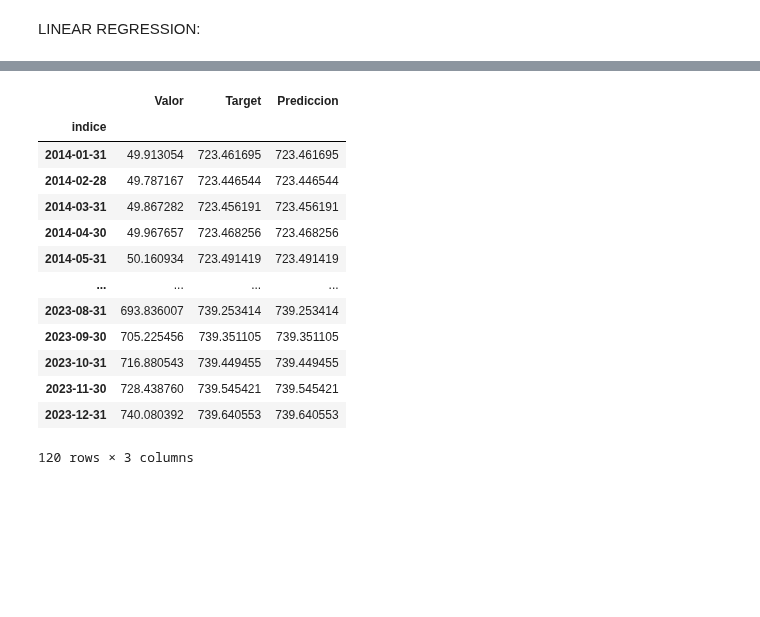
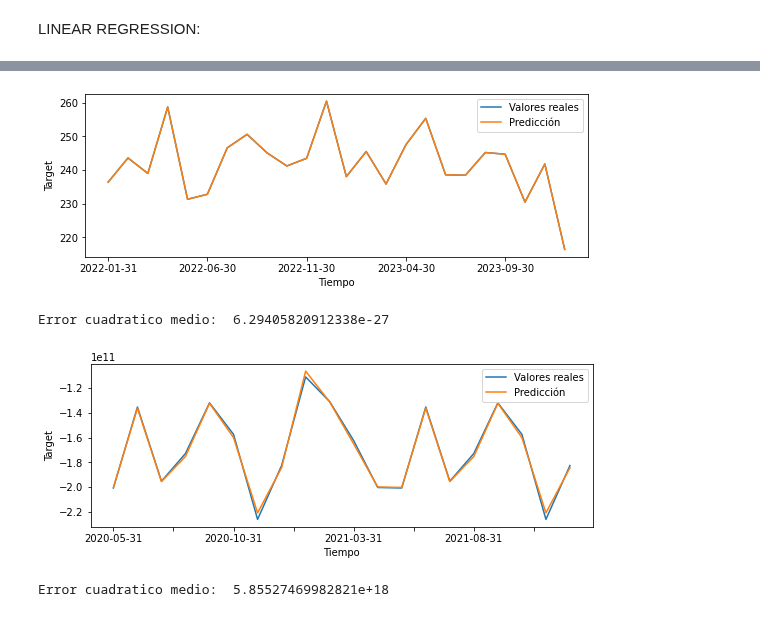
Before and after one commit to davidraamirez/drift-detection_data-augmentation, a Jupyter notebook: Variable Objetivo/Modelos.ipynb, the cells around one changed output, grey strips where cells are left out. Cells and saved outputs as stored; diff of their text form; code cells hidden in the pictures; blank space fills up the shorter version.

Commit message:
Comparación modelos regresivos para datos con variable objetivo

```diff
--- a/Variable Objetivo/Modelos.ipynb
+++ b/Variable Objetivo/Modelos.ipynb
@@ -56,4 +25,0 @@ df_polinomico # Perfecto
-# %%
-modelo = LinearRegression()
-modelo.fit(X=df_exp.drop(columns='Target'),y=df_exp['Target'])
-df_exp['Prediccion'] = modelo.predict(df_exp.drop(columns='Target'))
@@ -77,4 +25,0 @@ df_exp
-# %%
-modelo = LinearRegression()
-modelo.fit(X=df_escal.drop(columns='Target'),y=df_escal['Target'])
-df_escal['Prediccion'] = modelo.predict(df_escal.drop(columns='Target'))
@@ -98,21 +26,30 @@ df_escal
-# %%
-modelo = LinearRegression()
-modelo.fit(X=df_log.drop(columns='Target')[:100],y=df_log['Target'][:100])
-df_log['Prediccion'][100:] = modelo.predict(df_log.drop(columns='Target')[100:])
-# %%
-df_log
-# %% [output]
-|  | Valor | Target | Prediccion |
-| indice |  |  |  |
-| 2014-01-31 | 49.913054 | 723.461695 | 723.461695 |
-| 2014-02-28 | 49.787167 | 723.446544 | 723.446544 |
-| 2014-03-31 | 49.867282 | 723.456191 | 723.456191 |
-| 2014-04-30 | 49.967657 | 723.468256 | 723.468256 |
-| 2014-05-31 | 50.160934 | 723.491419 | 723.491419 |
-| ... | ... | ... | ... |
-| 2023-08-31 | 693.836007 | 739.253414 | 739.253414 |
-| 2023-09-30 | 705.225456 | 739.351105 | 739.351105 |
-| 2023-10-31 | 716.880543 | 739.449455 | 739.449455 |
-| 2023-11-30 | 728.438760 | 739.545421 | 739.545421 |
-| 2023-12-31 | 740.080392 | 739.640553 | 739.640553 |
-120 rows × 3 columns
+# %%
+def entrenar_linearReg(df,columns_predict):
+    modelo = LinearRegression()
+    l = int(df.shape[0]*0.8)
+    modelo.fit(X=df[:l].drop(columns=columns_predict),y=df[columns_predict][:l])
+    df_pred = df[l:].copy()
+    df_pred['Predicciones'] = modelo.predict(df[l:].drop(columns=columns_predict))
+    fig, ax = plt.subplots(figsize=(9, 3))
+    df_pred[columns_predict].plot(ax=ax,label='Valores reales')
+    df_pred['Predicciones'].plot(ax=ax,label='Predicción')
+
+    ax.set_xlabel('Tiempo')
+    ax.set_ylabel(columns_predict)
+
+    plt.legend()
+    plt.show()
+
+    mse = mean_squared_error(df_pred['Predicciones'].values,df_pred[columns_predict].values)
+
+    print("Error cuadratico medio: ", mse)
+# %%
+entrenar_linearReg(df_lineal,'Target')
+# %% [output]
+[figure, added]
+Error cuadratico medio:  6.29405820912338e-27
+# %%
+entrenar_linearReg(df_polinomico,'Target')
+# %% [output]
+[figure, added]
+Error cuadratico medio:  5.85527469982821e+18
```
Also changed, not shown: parts of 39 cells of this notebook, 9 other files.
